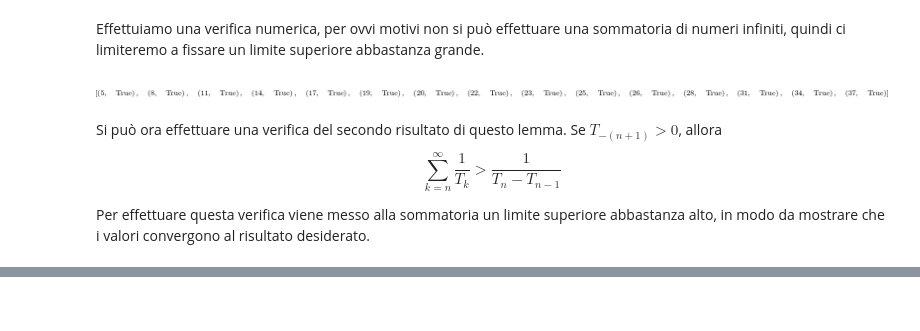
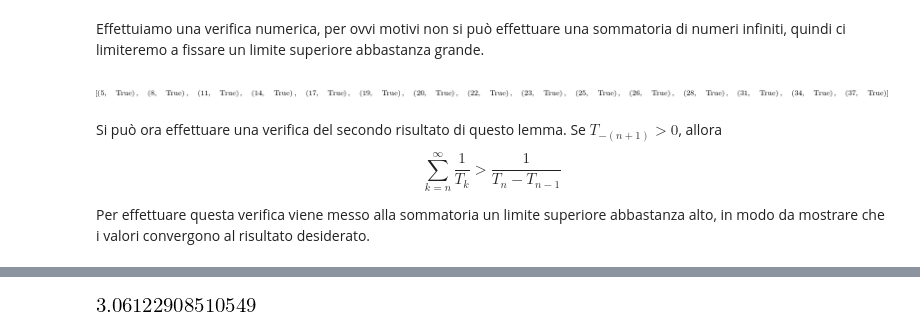
Before and after one commit to iskorini/PAA-Project, a Jupyter notebook: Notebook.ipynb, the cells around one changed output, grey strips where cells are left out. Cells and saved outputs as stored; diff of their text form; code cells hidden in the pictures; blank space fills up the shorter version.

```diff
--- a/Notebook.ipynb
+++ b/Notebook.ipynb
@@ -220,0 +236,6 @@ calc_lem3_expr8 = Lambda([w], Sum(1/T(k), (k,44,w)))
+# %%
+k = symbols('k', integer=True)
+teo4_expr1 = Sum(1/T(k), (k,1,4000))
+teo4_expr1.doit().evalf()
+# %% [output]
+[figure, added]
```
Also changed, not shown: parts of 36 cells of this notebook.
